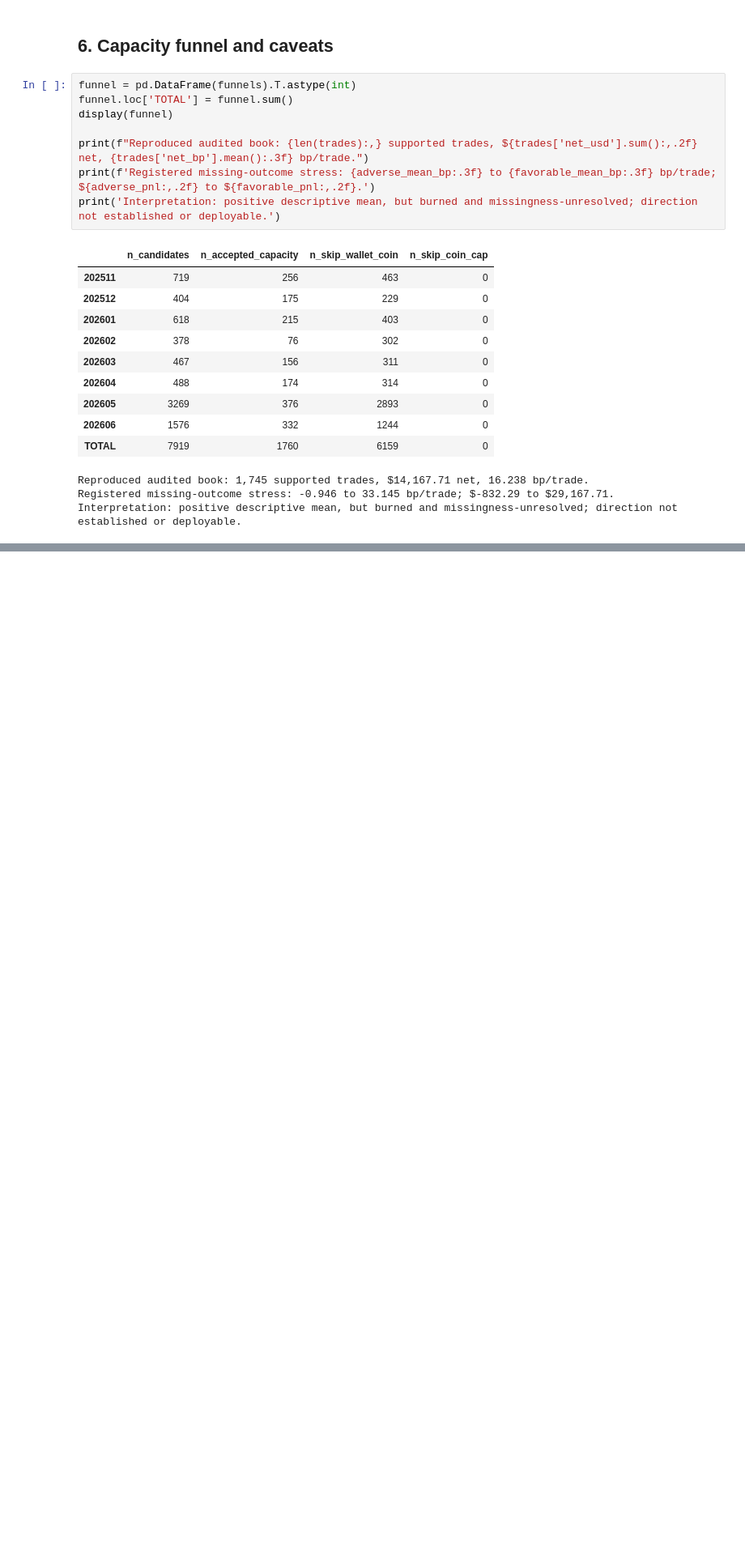
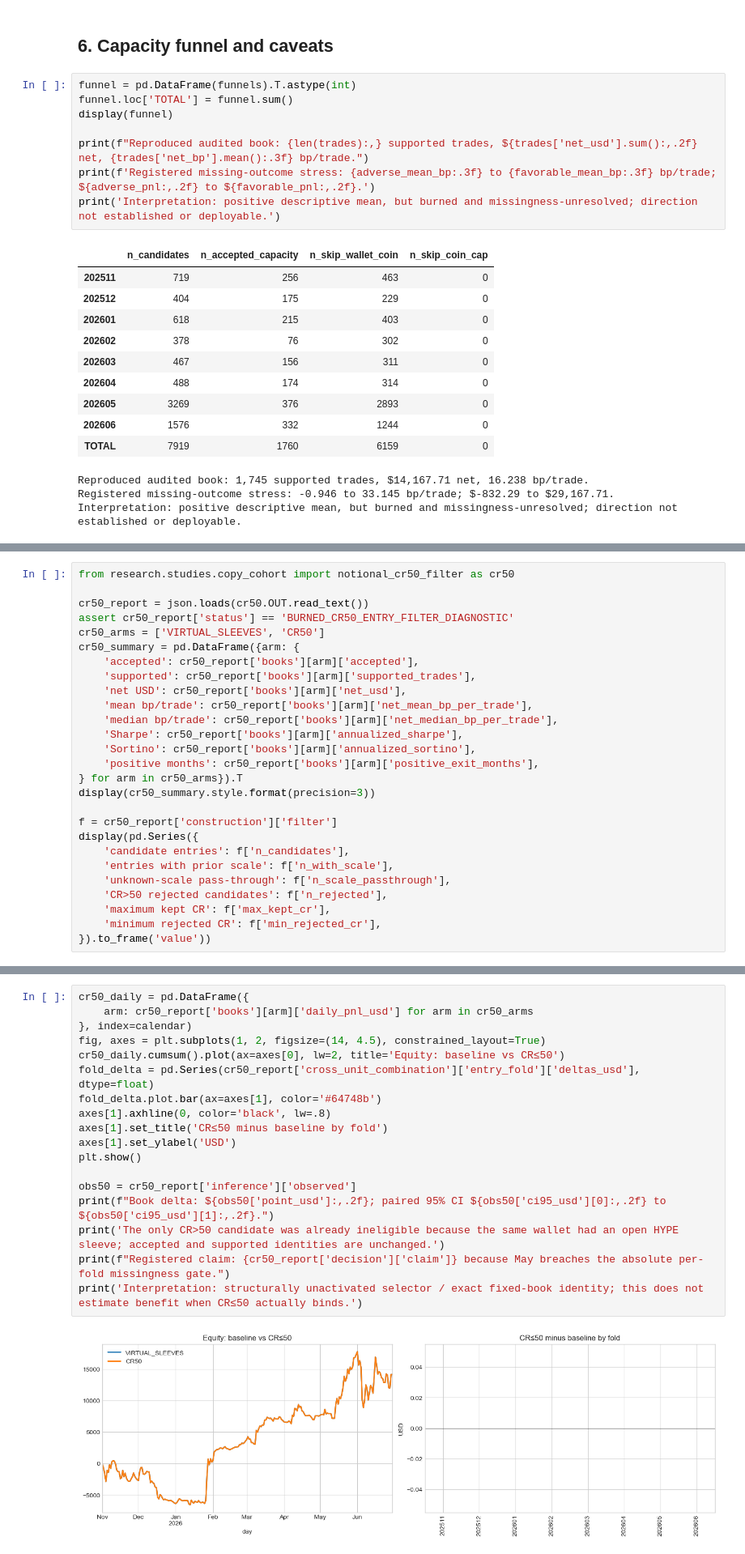
Before and after one commit to CWagamanEure/babylon, a Jupyter notebook: research/studies/copy_cohort/notebooks/pooled_wallet_efron_top30_backtest.ipynb, the cells around one changed output, grey strips where cells are left out. Shown at 81% size. Cells and saved outputs as stored; diff of their text form; blank space fills up the shorter version.

```diff
--- a/research/studies/copy_cohort/notebooks/pooled_wallet_efron_top30_backtest.ipynb
+++ b/research/studies/copy_cohort/notebooks/pooled_wallet_efron_top30_backtest.ipynb
@@ -410,0 +485,27 @@ Interpretation: positive descriptive mean, but burned and missingness-unresolved
+# %%
+from research.studies.copy_cohort import notional_cr50_filter as cr50
+
+cr50_report = json.loads(cr50.OUT.read_text())
+assert cr50_report['status'] == 'BURNED_CR50_ENTRY_FILTER_DIAGNOSTIC'
+cr50_arms = ['VIRTUAL_SLEEVES', 'CR50']
+cr50_summary = pd.DataFrame({arm: {
+    'accepted': cr50_report['books'][arm]['accepted'],
+    'supported': cr50_report['books'][arm]['supported_trades'],
+    'net USD': cr50_report['books'][arm]['net_usd'],
+    'mean bp/trade': cr50_report['books'][arm]['net_mean_bp_per_trade'],
+    'median bp/trade': cr50_report['books'][arm]['net_median_bp_per_trade'],
+    'Sharpe': cr50_report['books'][arm]['annualized_sharpe'],
+    'Sortino': cr50_report['books'][arm]['annualized_sortino'],
+    'positive months': cr50_report['books'][arm]['positive_exit_months'],
+} for arm in cr50_arms}).T
+display(cr50_summary.style.format(precision=3))
+
+f = cr50_report['construction']['filter']
+display(pd.Series({
+    'candidate entries': f['n_candidates'],
+    'entries with prior scale': f['n_with_scale'],
+    'unknown-scale pass-through': f['n_scale_passthrough'],
+    'CR>50 rejected candidates': f['n_rejected'],
+    'maximum kept CR': f['max_kept_cr'],
+    'minimum rejected CR': f['min_rejected_cr'],
+}).to_frame('value'))
@@ -410,0 +523,20 @@ Interpretation: positive descriptive mean, but burned and missingness-unresolved
+# %%
+cr50_daily = pd.DataFrame({
+    arm: cr50_report['books'][arm]['daily_pnl_usd'] for arm in cr50_arms
+}, index=calendar)
+fig, axes = plt.subplots(1, 2, figsize=(14, 4.5), constrained_layout=True)
+cr50_daily.cumsum().plot(ax=axes[0], lw=2, title='Equity: baseline vs CR≤50')
+fold_delta = pd.Series(cr50_report['cross_unit_combination']['entry_fold']['deltas_usd'], dtype=float)
+fold_delta.plot.bar(ax=axes[1], color='#64748b')
+axes[1].axhline(0, color='black', lw=.8)
+axes[1].set_title('CR≤50 minus baseline by fold')
+axes[1].set_ylabel('USD')
+plt.show()
+
+obs50 = cr50_report['inference']['observed']
+print(f"Book delta: ${obs50['point_usd']:,.2f}; paired 95% CI ${obs50['ci95_usd'][0]:,.2f} to ${obs50['ci95_usd'][1]:,.2f}.")
+print('The only CR>50 candidate was already ineligible because the same wallet had an open HYPE sleeve; accepted and supported identities are unchanged.')
+print(f"Registered claim: {cr50_report['decision']['claim']} because May breaches the absolute per-fold missingness gate.")
+print('Interpretation: structurally unactivated selector / exact fixed-book identity; this does not estimate benefit when CR≤50 actually binds.')
+# %% [output]
+[figure, added]
```
Also changed, not shown: parts of 7 cells of this notebook, 12 other files.
